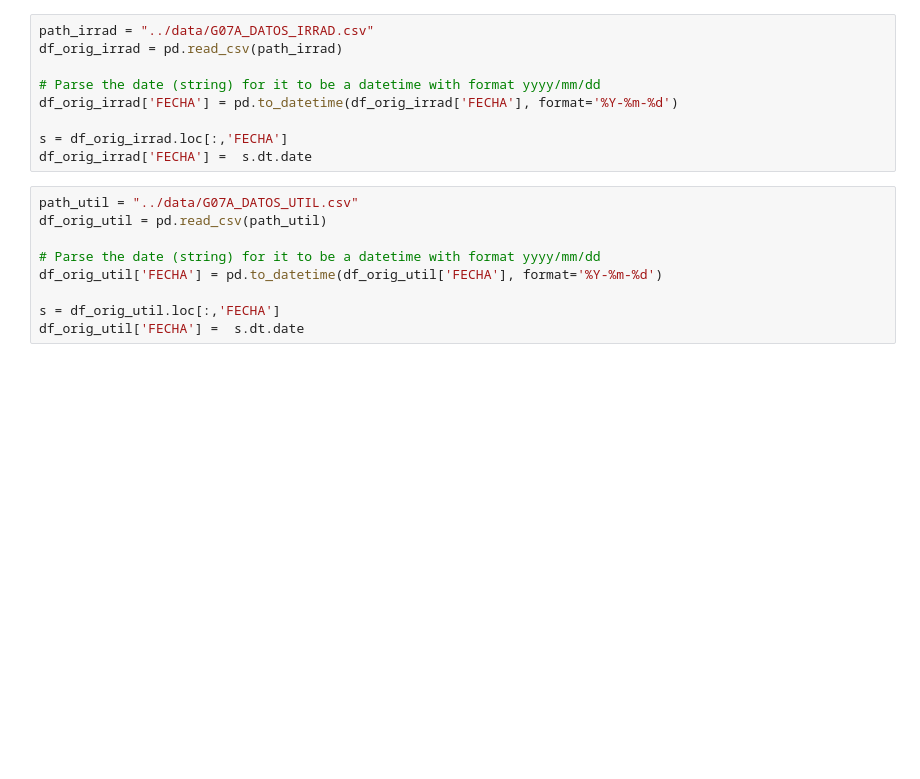
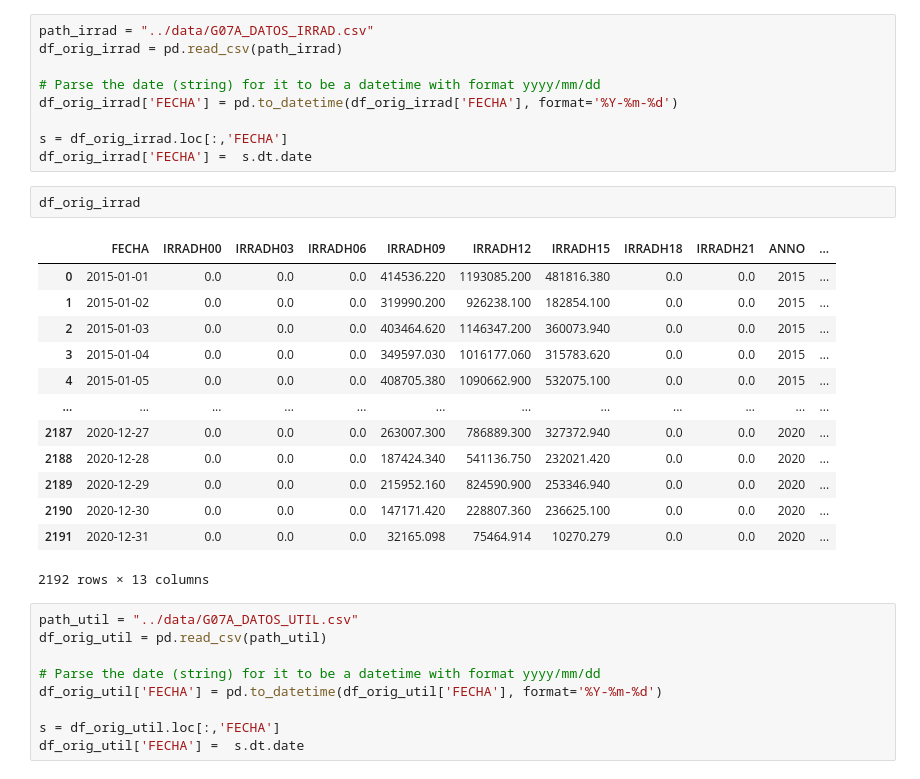
Before and after one commit to MARIABELENSB/Assessment1_MLII, a Jupyter notebook: src/2.Basic_model_regression.ipynb, the cells around one changed output. Drawn from its saved outputs; the diff is of its cells as text; blank space fills up the shorter version.

```diff
--- a/src/2.Basic_model_regression.ipynb
+++ b/src/2.Basic_model_regression.ipynb
@@ -28,6 +28,22 @@ df_orig_irrad['FECHA'] = pd.to_datetime(df_orig_irrad['FECHA'], format='%Y-%m-%d
 
 s = df_orig_irrad.loc[:,'FECHA']
 df_orig_irrad['FECHA'] =  s.dt.date
+# %%
+df_orig_irrad
+# %% [output]
+|  | FECHA | IRRADH00 | IRRADH03 | IRRADH06 | IRRADH09 | IRRADH12 | IRRADH15 | IRRADH18 | IRRADH21 | ANNO | ... |
+| 0 | 2015-01-01 | 0.0 | 0.0 | 0.0 | 414536.220 | 1193085.200 | 481816.380 | 0.0 | 0.0 | 2015 | ... |
+| 1 | 2015-01-02 | 0.0 | 0.0 | 0.0 | 319990.200 | 926238.100 | 182854.100 | 0.0 | 0.0 | 2015 | ... |
+| 2 | 2015-01-03 | 0.0 | 0.0 | 0.0 | 403464.620 | 1146347.200 | 360073.940 | 0.0 | 0.0 | 2015 | ... |
+| 3 | 2015-01-04 | 0.0 | 0.0 | 0.0 | 349597.030 | 1016177.060 | 315783.620 | 0.0 | 0.0 | 2015 | ... |
+| 4 | 2015-01-05 | 0.0 | 0.0 | 0.0 | 408705.380 | 1090662.900 | 532075.100 | 0.0 | 0.0 | 2015 | ... |
+| ... | ... | ... | ... | ... | ... | ... | ... | ... | ... | ... | ... |
+| 2187 | 2020-12-27 | 0.0 | 0.0 | 0.0 | 263007.300 | 786889.300 | 327372.940 | 0.0 | 0.0 | 2020 | ... |
+| 2188 | 2020-12-28 | 0.0 | 0.0 | 0.0 | 187424.340 | 541136.750 | 232021.420 | 0.0 | 0.0 | 2020 | ... |
+| 2189 | 2020-12-29 | 0.0 | 0.0 | 0.0 | 215952.160 | 824590.900 | 253346.940 | 0.0 | 0.0 | 2020 | ... |
+| 2190 | 2020-12-30 | 0.0 | 0.0 | 0.0 | 147171.420 | 228807.360 | 236625.100 | 0.0 | 0.0 | 2020 | ... |
+| 2191 | 2020-12-31 | 0.0 | 0.0 | 0.0 | 32165.098 | 75464.914 | 10270.279 | 0.0 | 0.0 | 2020 | ... |
+2192 rows × 13 columns
 # %%
 path_util = "../data/G07A_DATOS_UTIL.csv"
 df_orig_util = pd.read_csv(path_util)
```
Also changed, not shown: parts of 13 cells of this notebook, 1 other file.
